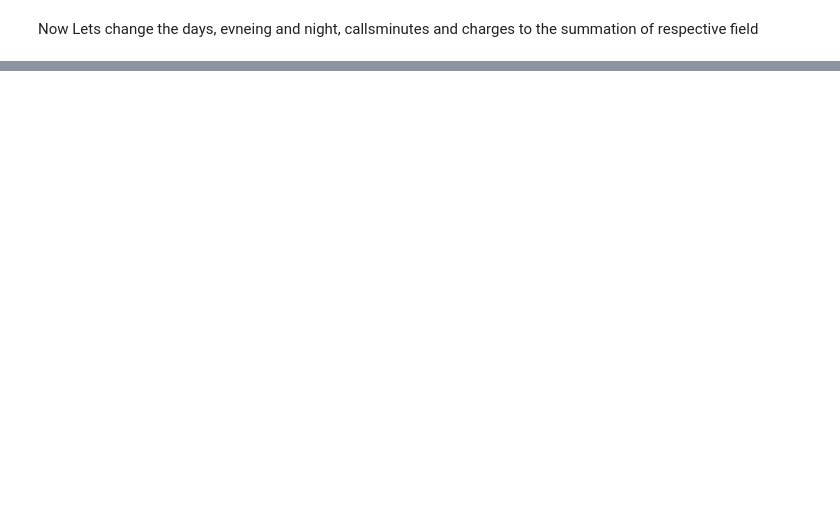
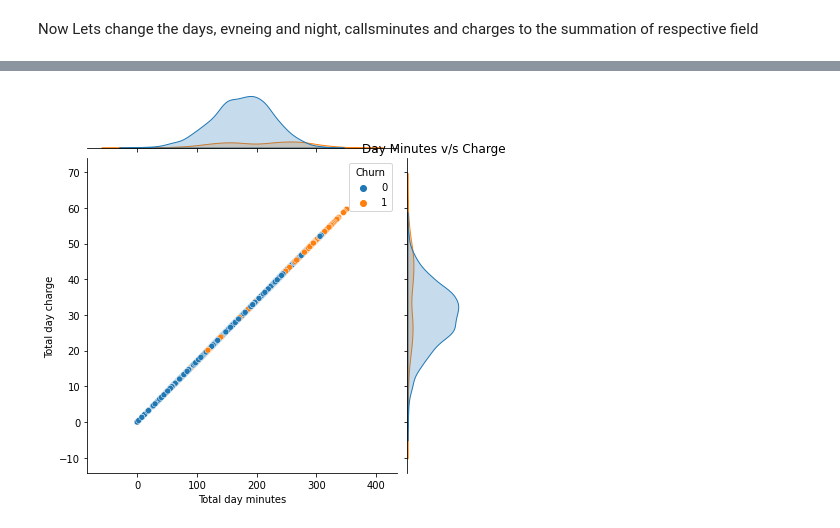
Before and after one commit to shyamsundar-v/Telecom-Churn-Analysis, a Jupyter notebook: Telecom_Churn_Analysis_Capstone_Project.ipynb, the cells around one changed output, grey strips where cells are left out. Saved outputs shown, nothing was run; the diff lists cells and outputs as text; code cells hidden in the pictures; blank space fills up the shorter version.

```diff
--- a/Telecom_Churn_Analysis_Capstone_Project.ipynb
+++ b/Telecom_Churn_Analysis_Capstone_Project.ipynb
@@ -308,0 +428,7 @@ sns.boxplot(modified_tel_df['Total day minutes'],color='green')
+# %%
+
+sns.jointplot(tel_df['Total day minutes'],tel_df['Total day charge'],hue=tel_df['Churn'])
+plt.title('Day Minutes v/s Charge')
+plt.show();
+# %% [output]
+[figure, added]
```
Also changed, not shown: parts of 25 cells of this notebook.
